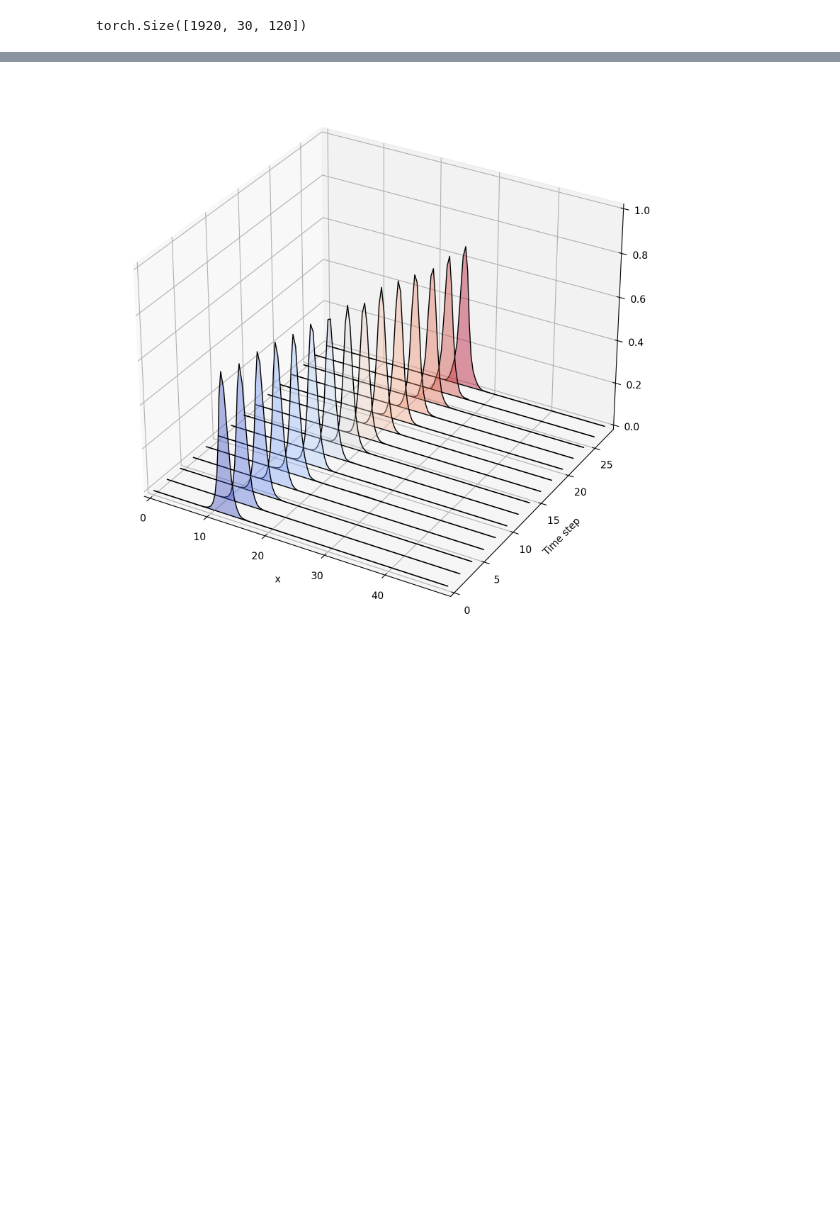
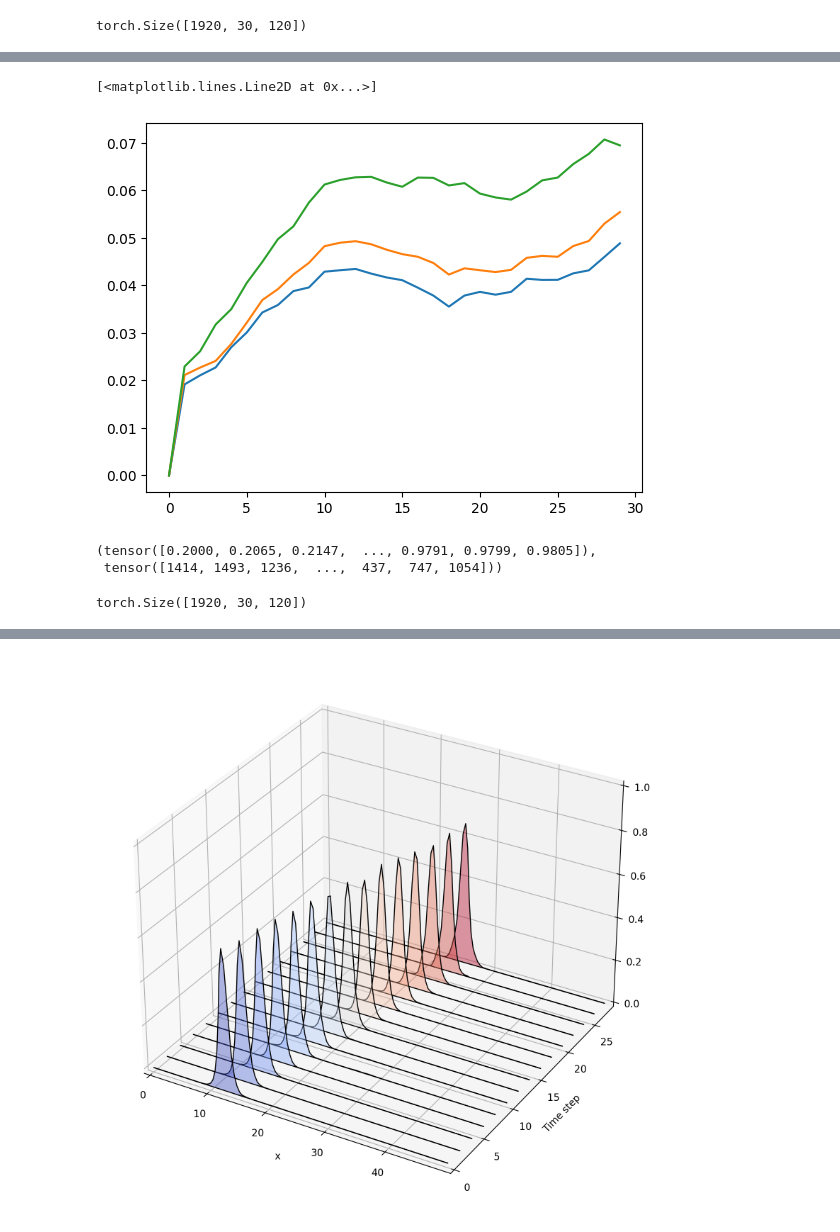
Before and after one commit to Kohmann/master-GAN, a Jupyter notebook: COTGAN/model_sampling.ipynb, the cells around one changed output, grey strips where cells are left out. Cells and saved outputs as stored; diff of their text form; code cells hidden in the pictures; blank space fills up the shorter version.

```diff
--- a/COTGAN/model_sampling.ipynb
+++ b/COTGAN/model_sampling.ipynb
@@ -183,0 +239,22 @@ Mean H: 0.006957322359085083
+# %%
+H_momentum = momentum_conservation(fake, dx=50/120)
+H_mass = mass_conservation(fake, dx=50/120)
+H_energy = energy_conservation(fake, dx=50/120, eta=6.0, gamma=0.1)
+
+plt.plot(H_energy.mean(axis=0), label="energy")
+plt.plot(H_momentum.mean(axis=0), label="momentum")
+plt.plot(H_mass.mean(axis=0), label="mass")
+# %% [output]
+[<matplotlib.lines.Line2D at 0x...>]
+[figure, added]
+# %%
+values, indices = fake[:, 0, :].amax(axis=1).sort()
+values, indices
+# %% [output]
+(tensor([0.2000, 0.2065, 0.2147,  ..., 0.9791, 0.9799, 0.9805]),
+ tensor([1414, 1493, 1236,  ...,  437,  747, 1054]))
+# %%
+fake_sorted = fake[indices]
+fake_sorted.shape
+# %% [output]
+torch.Size([1920, 30, 120])
```
Also changed, not shown: parts of 16 cells of this notebook, 2 other files.
